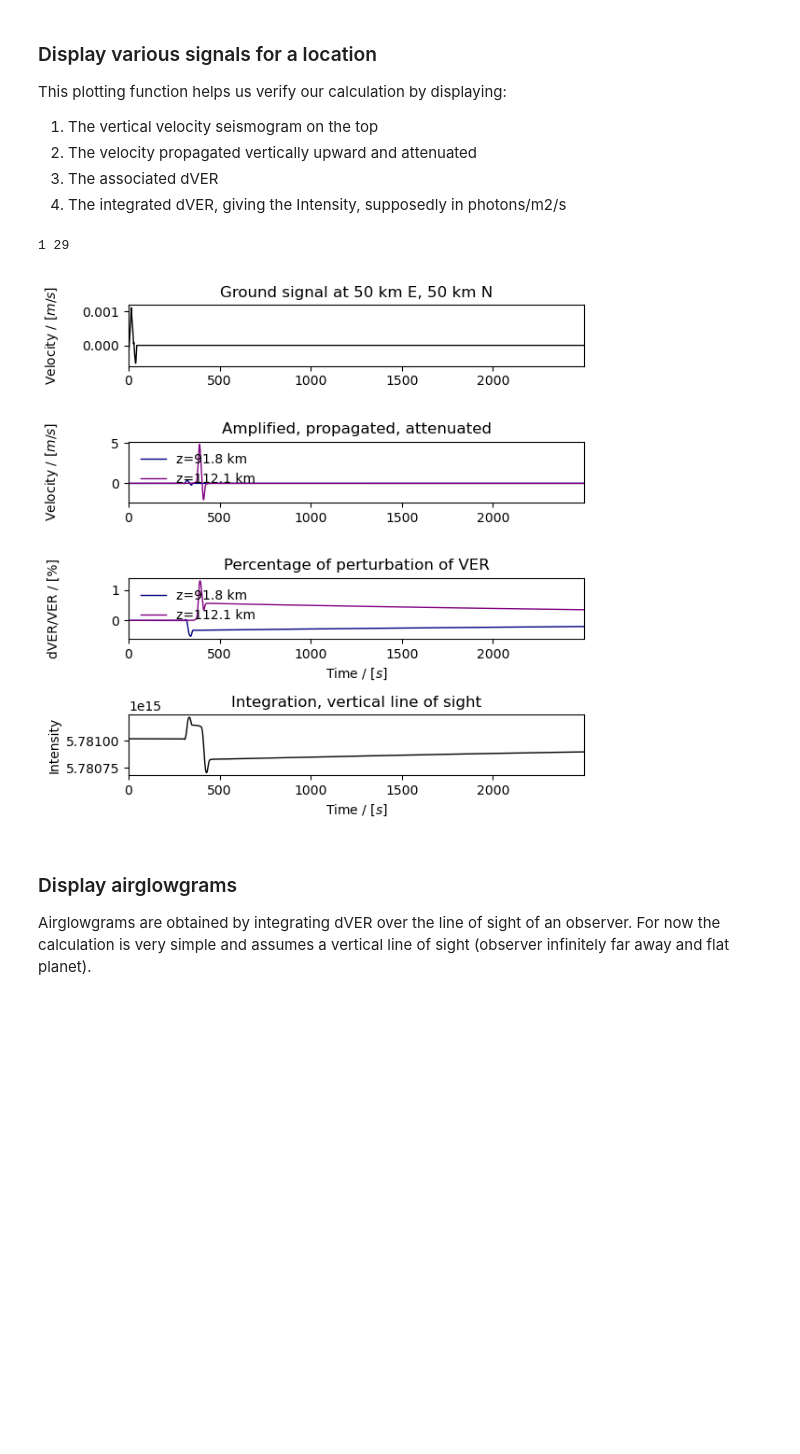
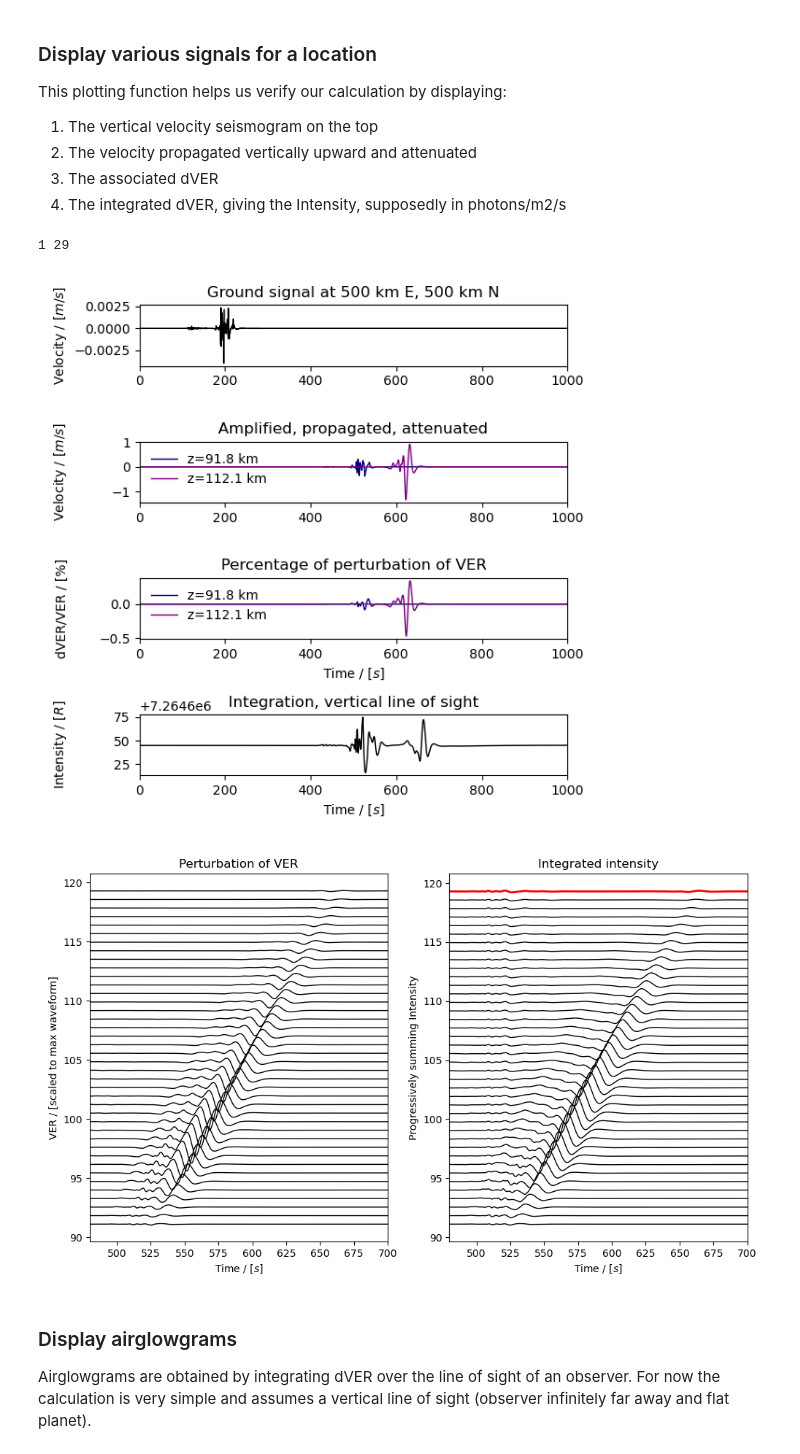
Before and after one commit to QuentinBrissaud/airglow_model, a Jupyter notebook: Test_method.ipynb, the cells around one changed output. Drawn from its saved outputs; the diff is of its cells as text; code cells hidden in the pictures; blank space fills up the shorter version.

Commit message:
Numerous improvements of Green's Functions, computations, gradients and figures

```diff
--- a/Test_method.ipynb
+++ b/Test_method.ipynb
@@ -133,11 +136,12 @@ This plotting function helps us verify our calculation by displaying:
 4. The integrated dVER, giving the Intensity, supposedly in photons/m2/s
 # %%
 reload(ar)
-e_save, n_save = 50e3, 50e3
+e_save, n_save = 500e3, 500e3
 AIRGLOW.plot_nightglow_traces(loc_plot=[e_save, n_save])
 # %% [output]
 1 29
-[figure, old version]
+[figure, new version]
+[figure, added]
 # %% [markdown]
 ### Display airglowgrams
 Airglowgrams are obtained by integrating dVER over the line of sight of an observer.
```
Also changed, not shown: parts of 12 cells of this notebook, 6 other files.
